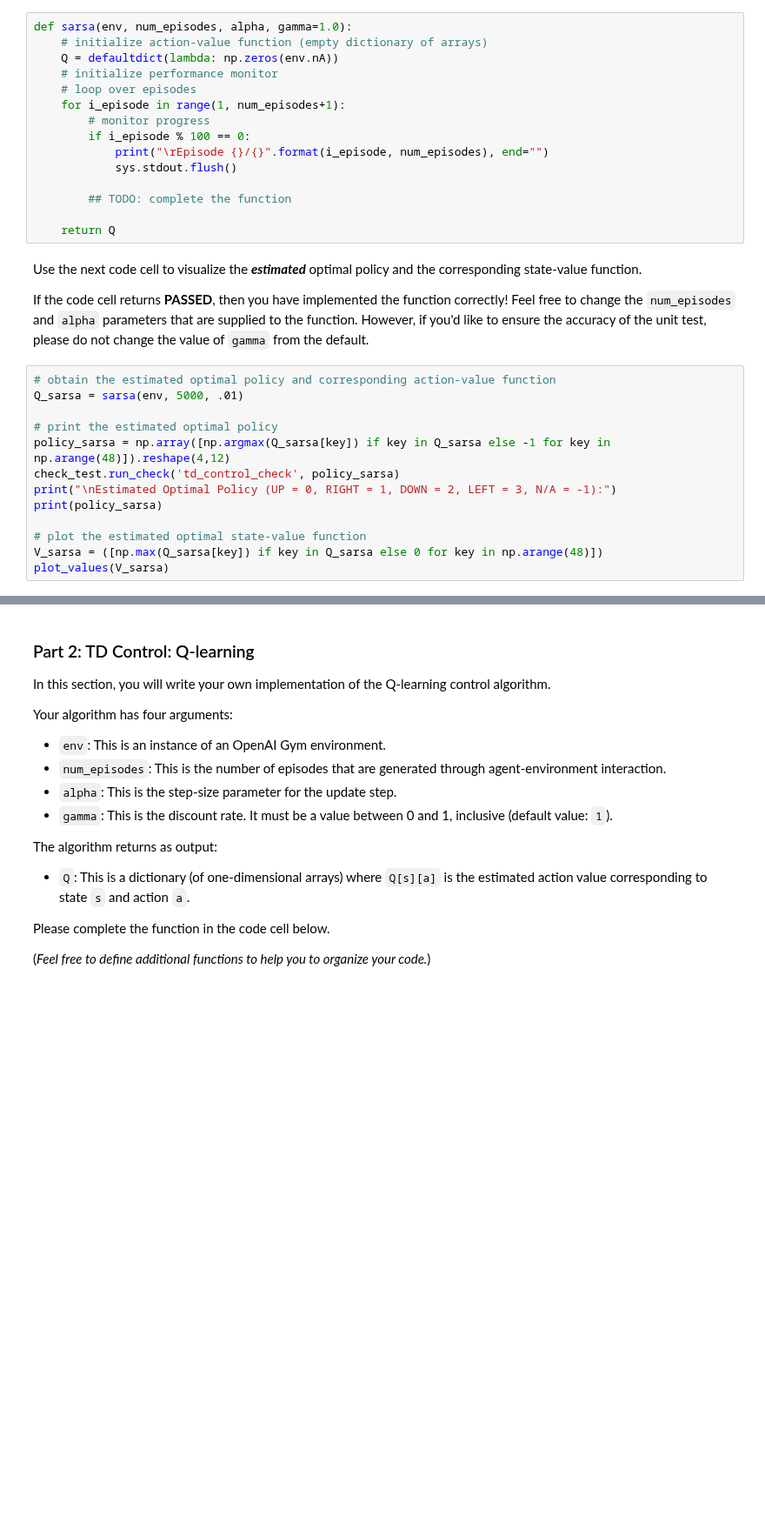
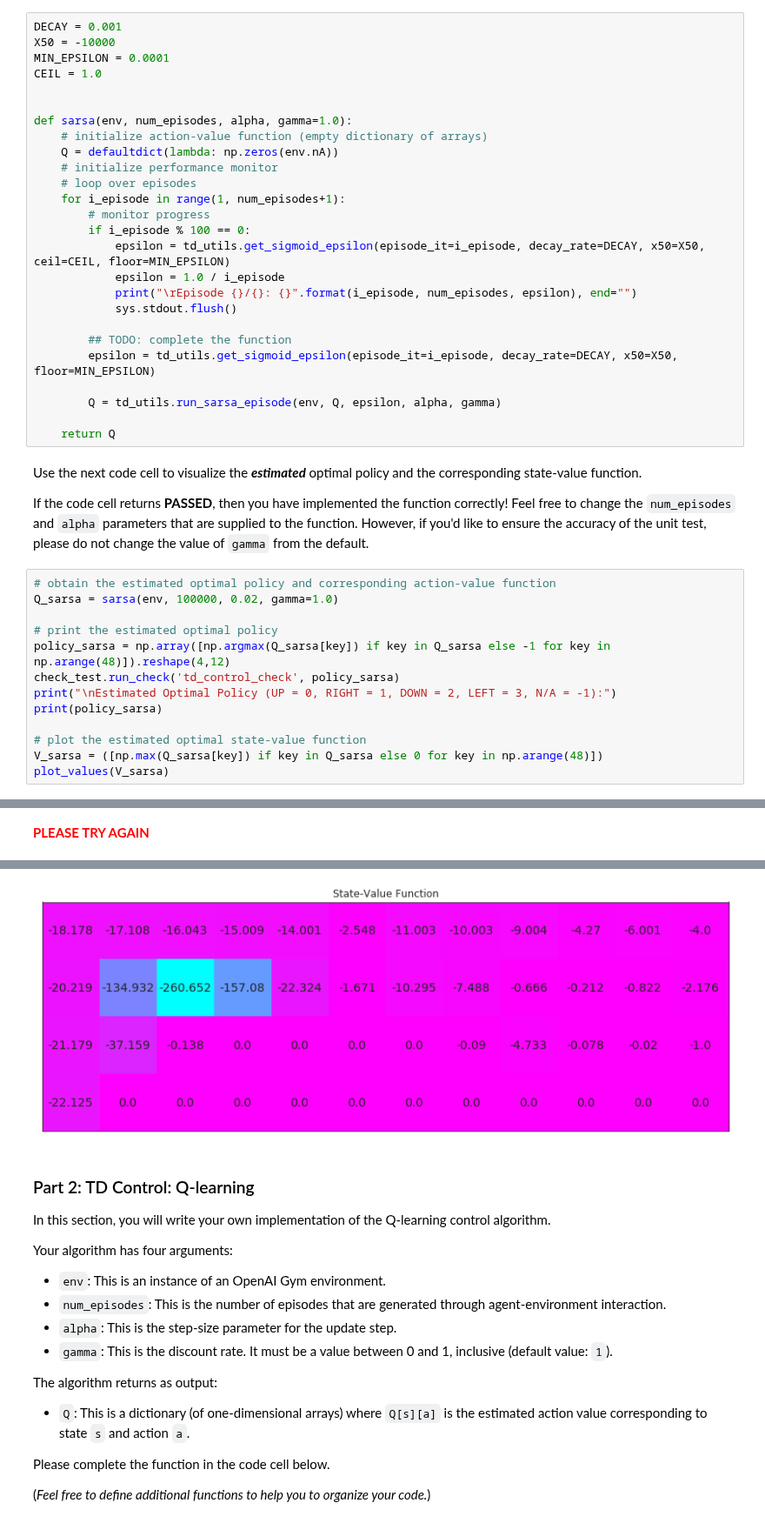
Before and after one commit to udacity/deep-reinforcement-learning, a Jupyter notebook: src/temporal-difference/Temporal_Difference.ipynb, the cells around one changed output, grey strips where cells are left out. Shown at 87% size. Cells and saved outputs as stored; diff of their text form; blank space fills up the shorter version.

```diff
--- a/src/temporal-difference/Temporal_Difference.ipynb
+++ b/src/temporal-difference/Temporal_Difference.ipynb
@@ -79,4 +86,10 @@ Please complete the function in the code cell below.
 # %%
+DECAY = 0.001
+X50 = -10000
+MIN_EPSILON = 0.0001
+CEIL = 1.0
+
+
 def sarsa(env, num_episodes, alpha, gamma=1.0):
     # initialize action-value function (empty dictionary of arrays)
     Q = defaultdict(lambda: np.zeros(env.nA))
@@ -85,10 +98,15 @@ def sarsa(env, num_episodes, alpha, gamma=1.0):
     for i_episode in range(1, num_episodes+1):
         # monitor progress
         if i_episode % 100 == 0:
-            print("\rEpisode {}/{}".format(i_episode, num_episodes), end="")
+            epsilon = td_utils.get_sigmoid_epsilon(episode_it=i_episode, decay_rate=DECAY, x50=X50, ceil=CEIL, floor=MIN_EPSILON)
+            epsilon = 1.0 / i_episode
+            print("\rEpisode {}/{}: {}".format(i_episode, num_episodes, epsilon), end="")
             sys.stdout.flush()
 
         ## TODO: complete the function
+        epsilon = td_utils.get_sigmoid_epsilon(episode_it=i_episode, decay_rate=DECAY, x50=X50, floor=MIN_EPSILON)
+
+        Q = td_utils.run_sarsa_episode(env, Q, epsilon, alpha, gamma)
 
     return Q
 # %% [markdown]
@@ -97,7 +115,7 @@ Use the next code cell to visualize the **_estimated_** optimal policy and the c
 If the code cell returns **PASSED**, then you have implemented the function correctly!  Feel free to change the `num_episodes` and `alpha` parameters that are supplied to the function.  However, if you'd like to ensure the accuracy of the unit test, please do not change the value of `gamma` from the default.
 # %%
 # obtain the estimated optimal policy and corresponding action-value function
-Q_sarsa = sarsa(env, 5000, .01)
+Q_sarsa = sarsa(env, 100000, 0.02, gamma=1.0)
 
 # print the estimated optimal policy
 policy_sarsa = np.array([np.argmax(Q_sarsa[key]) if key in Q_sarsa else -1 for key in np.arange(48)]).reshape(4,12)
@@ -108,3 +126,4 @@ print(policy_sarsa)
 # plot the estimated optimal state-value function
 V_sarsa = ([np.max(Q_sarsa[key]) if key in Q_sarsa else 0 for key in np.arange(48)])
 plot_values(V_sarsa)
+# %% [output]
@@ -110,0 +136 @@ plot_values(V_sarsa)
+**<span style="color: red;">PLEASE TRY AGAIN</span>**
@@ -111,3 +142,4 @@ plot_values(V_sarsa)
+[figure, added]
 # %% [markdown]
 ### Part 2: TD Control: Q-learning
 
```
Also changed, not shown: parts of 4 cells of this notebook, 2 other files.
